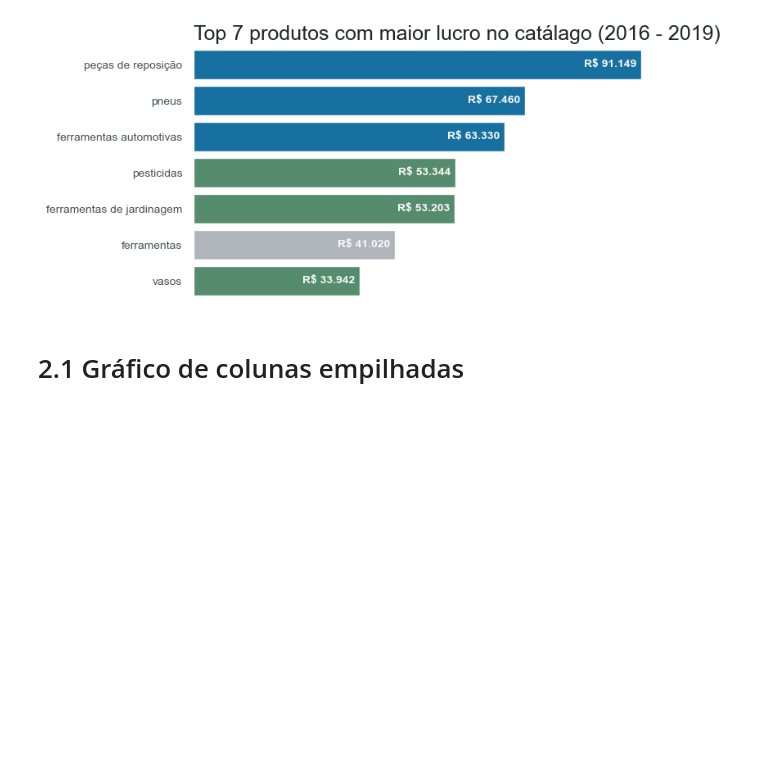
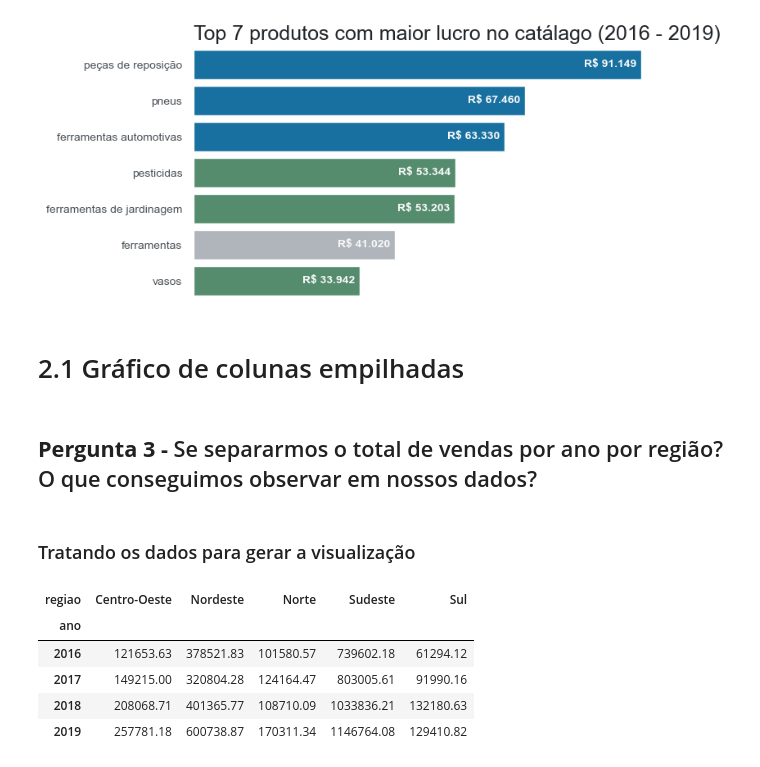
Before and after one commit to RogerCabralSilva/Data-Visualization-gr-ficos-de-compara--o-e-distribui--o, a Jupyter notebook: notebook.ipynb, the cells around one changed output. Drawn from its saved outputs; the diff is of its cells as text; code cells hidden in the pictures; blank space fills up the shorter version.

Commit message:
Tratando os dados para visualização

```diff
--- a/notebook.ipynb
+++ b/notebook.ipynb
@@ -213,3 +213,27 @@ grafico_top_7()
 [figure]
 # %% [markdown]
 # 2.1 Gráfico de colunas empilhadas
+# %% [markdown]
+## **Pergunta 3 -** Se separarmos o total de vendas por ano por região? O que conseguimos observar em nossos dados?
+# %% [markdown]
+### Tratando os dados para gerar a visualização
+# %%
+# Criando um df com os dados desejados
+df_vendas_reg = vendas.copy()
+df_vendas_reg = df_vendas_reg[["data_pedido", "regiao", "vendas"]]
+
+# Gerando uma coluna que representa apenas os anos puxando-os da coluna data pedido
+df_vendas_reg["data_pedido"] = df_vendas_reg["data_pedido"].dt.year
+df_vendas_reg.rename(columns={"data_pedido":"ano"}, inplace=True)
+# %%
+# Criando uma tabela cruzada (crosstab) com os valores de venda de cada ano por região
+df_vendas_reg = pd.crosstab(df_vendas_reg["ano"], df_vendas_reg["regiao"], df_vendas_reg["vendas"], aggfunc="sum")
+# %%
+df_vendas_reg
+# %% [output]
+| regiao | Centro-Oeste | Nordeste | Norte | Sudeste | Sul |
+| ano |  |  |  |  |  |
+| 2016 | 121653.63 | 378521.83 | 101580.57 | 739602.18 | 61294.12 |
+| 2017 | 149215.00 | 320804.28 | 124164.47 | 803005.61 | 91990.16 |
+| 2018 | 208068.71 | 401365.77 | 108710.09 | 1033836.21 | 132180.63 |
+| 2019 | 257781.18 | 600738.87 | 170311.34 | 1146764.08 | 129410.82 |
```
Also changed, not shown: parts of 1 cell of this notebook.
